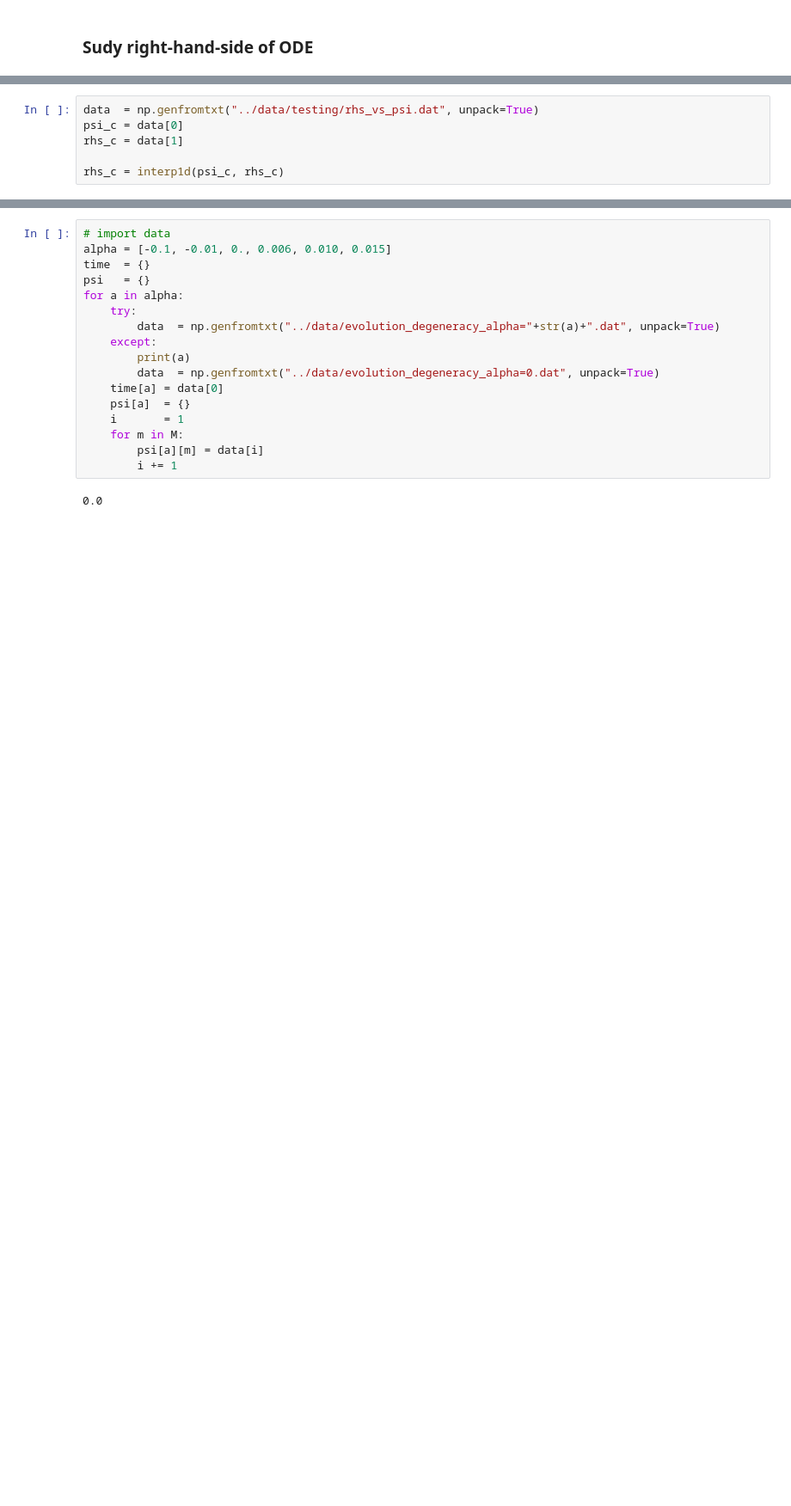
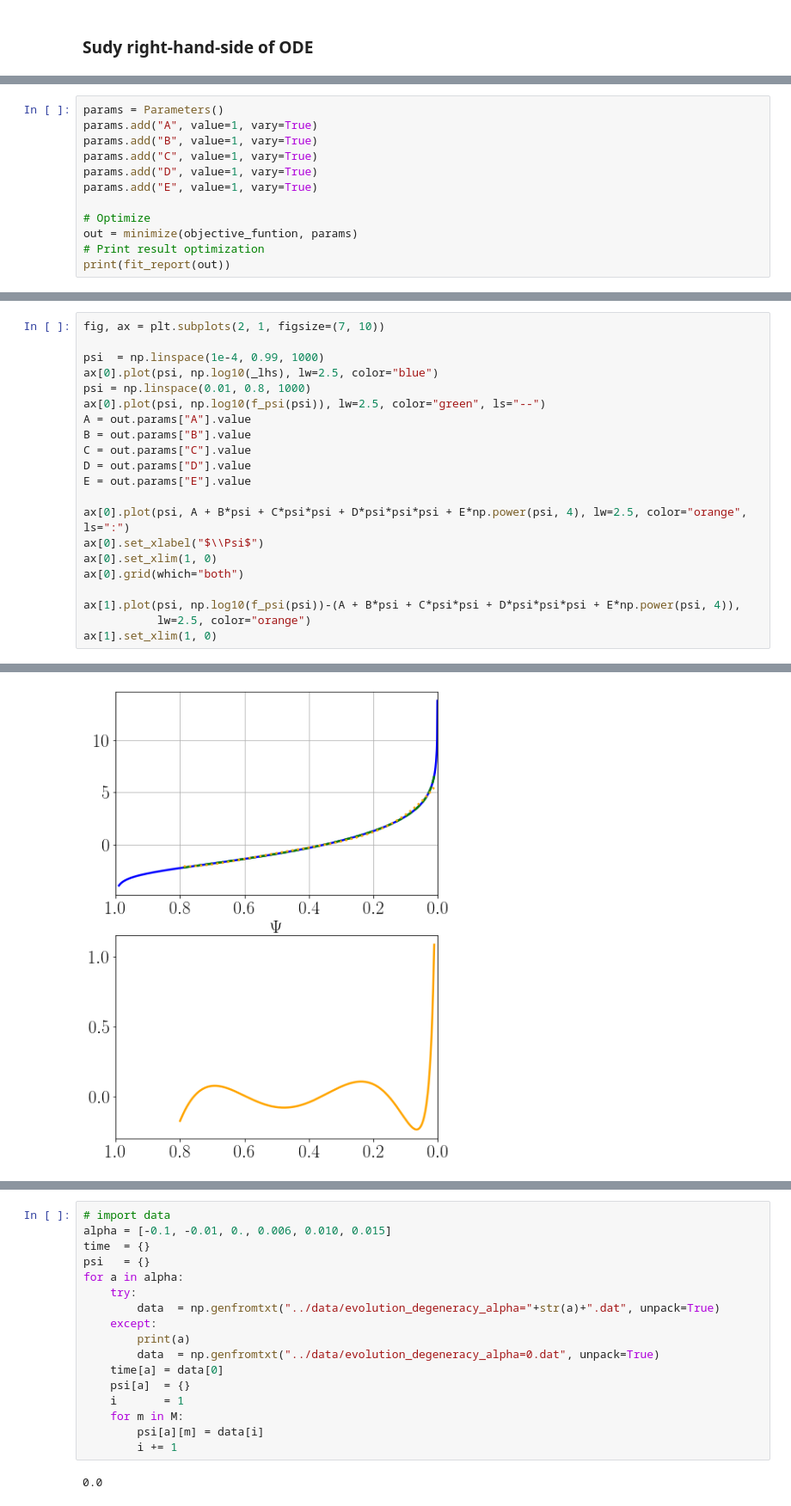
Before and after one commit to mariabenitocst/brown_dwarfs_palatini, a Jupyter notebook: jupyter-notebook/evolution_degeneracy.ipynb, the cells around one changed output, grey strips where cells are left out. Shown at 86% size. Cells and saved outputs as stored; diff of their text form; blank space fills up the shorter version.

```diff
--- a/jupyter-notebook/evolution_degeneracy.ipynb
+++ b/jupyter-notebook/evolution_degeneracy.ipynb
@@ -177,8 +181,2 @@ for _psi in psi:
     i +=1
-# %%
-data  = np.genfromtxt("../data/testing/rhs_vs_psi.dat", unpack=True)
-psi_c = data[0]
-rhs_c = data[1]
-
-rhs_c = interp1d(psi_c, rhs_c)
 # %%
@@ -205,0 +341,12 @@ print("%.7e" %(3600.*24.*365.))
+# %%
+params = Parameters()
+params.add("A", value=1, vary=True)
+params.add("B", value=1, vary=True)
+params.add("C", value=1, vary=True)
+params.add("D", value=1, vary=True)
+params.add("E", value=1, vary=True)
+
+# Optimize
+out = minimize(objective_funtion, params)
+# Print result optimization
+print(fit_report(out))
@@ -205,0 +371,22 @@ print("%.7e" %(3600.*24.*365.))
+# %%
+fig, ax = plt.subplots(2, 1, figsize=(7, 10))
+
+psi  = np.linspace(1e-4, 0.99, 1000)
+ax[0].plot(psi, np.log10(_lhs), lw=2.5, color="blue")
+psi = np.linspace(0.01, 0.8, 1000)
+ax[0].plot(psi, np.log10(f_psi(psi)), lw=2.5, color="green", ls="--")
+A = out.params["A"].value
+B = out.params["B"].value
+C = out.params["C"].value
+D = out.params["D"].value
+E = out.params["E"].value
+
+ax[0].plot(psi, A + B*psi + C*psi*psi + D*psi*psi*psi + E*np.power(psi, 4), lw=2.5, color="orange", ls=":")
+ax[0].set_xlabel("$\\Psi$")
+ax[0].set_xlim(1, 0)
+ax[0].grid(which="both")
+
+ax[1].plot(psi, np.log10(f_psi(psi))-(A + B*psi + C*psi*psi + D*psi*psi*psi + E*np.power(psi, 4)),
+           lw=2.5, color="orange")
+ax[1].set_xlim(1, 0)
+# %% [output]
@@ -206 +394,2 @@ print("%.7e" %(3600.*24.*365.))
+[figure, added]
 # %% [markdown]
```
Also changed, not shown: parts of 22 cells of this notebook.
